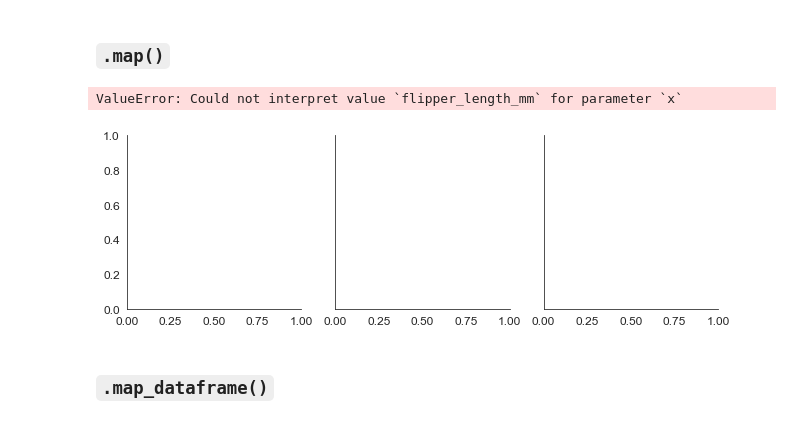
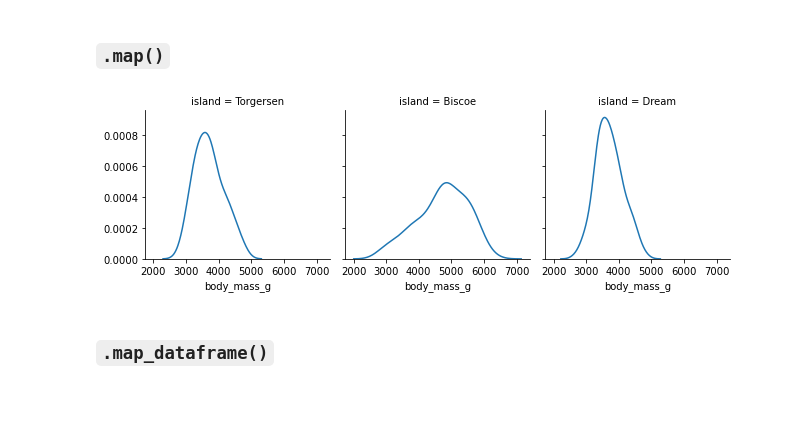
Before and after one commit to santarabantoosoo/Data-Analysis-NanoDegree, a Jupyter notebook: s7_univariate_bivariate_viz/Demos/detailed seaborn/16_FacetGrid.ipynb, the cells around one changed output. Cells and saved outputs as stored; diff of their text form; code cells hidden in the pictures.

```diff
--- a/s7_univariate_bivariate_viz/Demos/detailed seaborn/16_FacetGrid.ipynb
+++ b/s7_univariate_bivariate_viz/Demos/detailed seaborn/16_FacetGrid.ipynb
@@ -75,10 +75,9 @@ g = sns.FacetGrid(penguins, row='island');
 ### `.map()`
 # %%
 g = sns.FacetGrid(penguins, col='island')
-g.map(sns.kdeplot,  "flipper_length_mm"); # what about kde? # can we try to use x = flipper_length_mm?
+g.map(sns.kdeplot, "body_mass_g"); # what about kde? # can we try to use x = flipper_length_mm?
 # %% [output]
-ValueError: Could not interpret value `flipper_length_mm` for parameter `x`
-[figure, old version]
+[figure, new version]
 # %% [markdown]
 ### `.map_dataframe()`
 # %%
```
Also changed, not shown: parts of 15 cells of this notebook, 16 other files.
